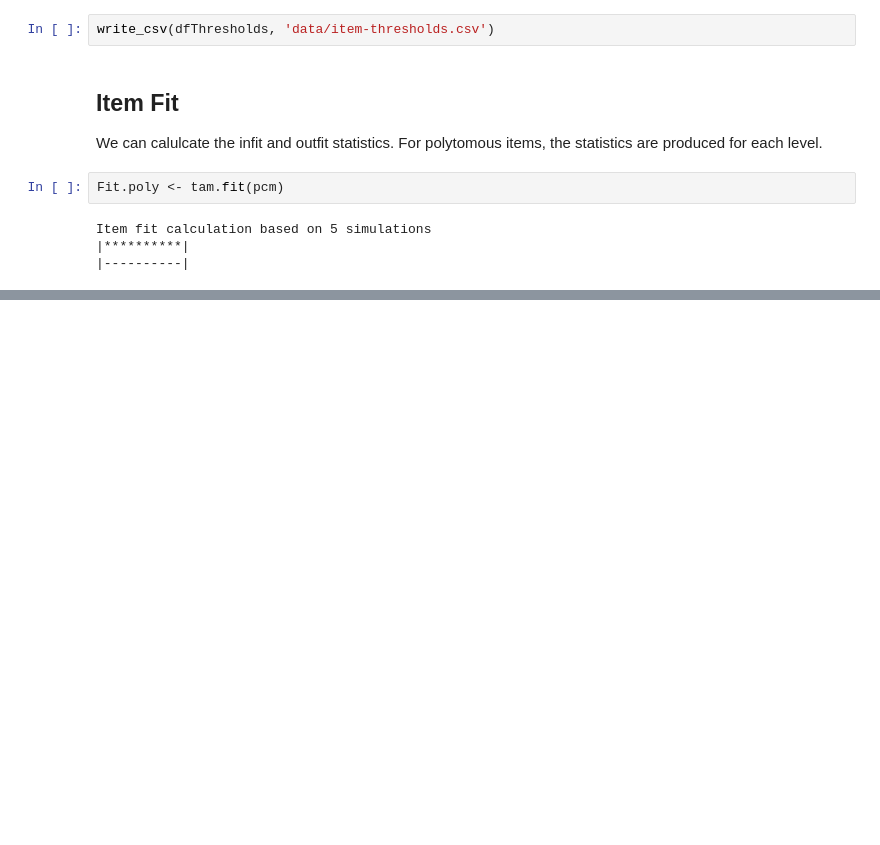
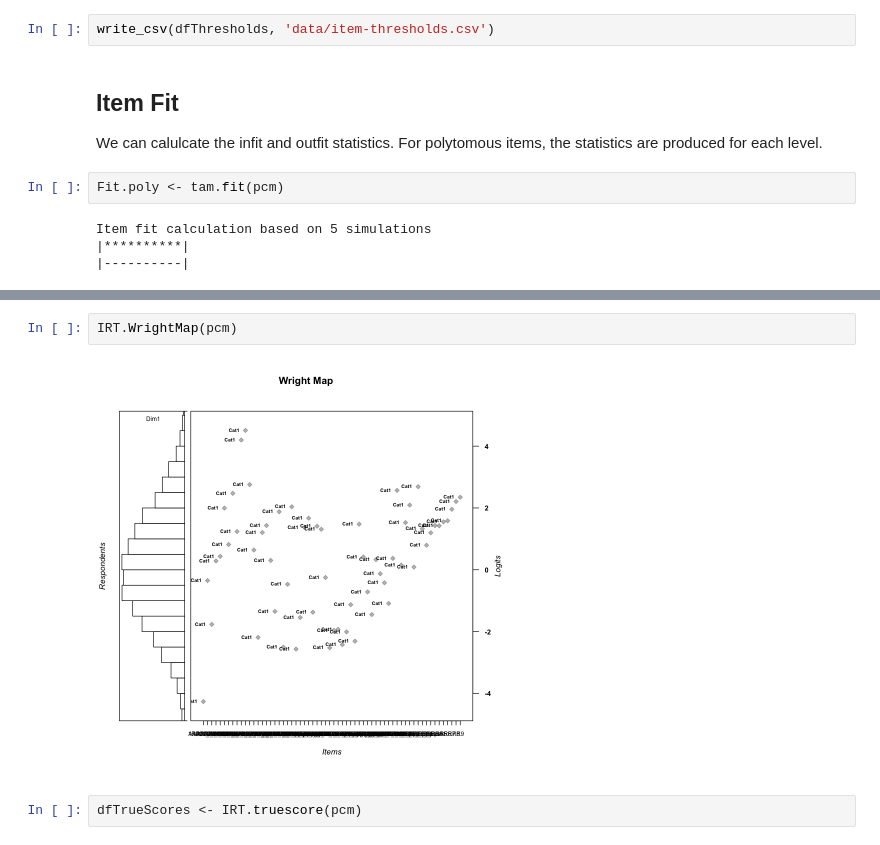
Before and after one commit to jp-loonytoon/test-generator, a Jupyter notebook: analyseTest.ipynb, the cells around one changed output, grey strips where cells are left out. Drawn from its saved outputs; the diff is of its cells as text; blank space fills up the shorter version.

```diff
--- a/analyseTest.ipynb
+++ b/analyseTest.ipynb
@@ -190,0 +204,6 @@ plot(pcm, items=123, type='items', export=FALSE)
+# %%
+IRT.WrightMap(pcm)
+# %% [output]
+[figure, added]
+# %%
+dfTrueScores <- IRT.truescore(pcm)
```
Also changed, not shown: parts of 14 cells of this notebook, 2 other files.
